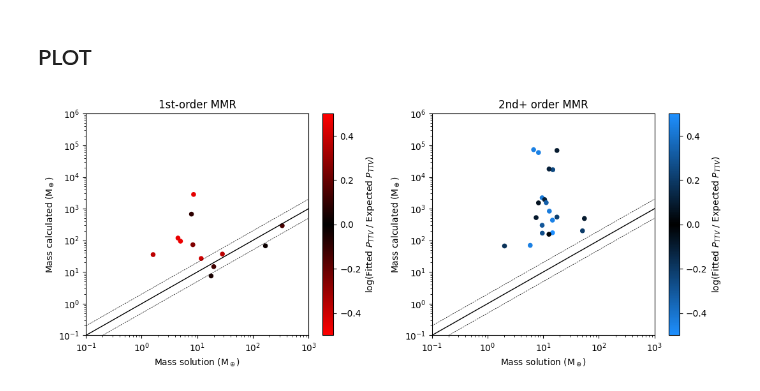
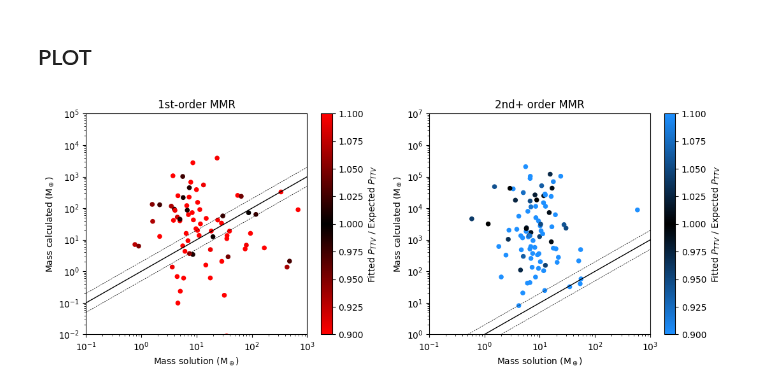
Before and after one commit to chatdanai-s/NATSUME, a Jupyter notebook: validation/Catalog_check/invert_realdata.ipynb, the cells around one changed output. Cells and saved outputs as stored; diff of their text form; code cells hidden in the pictures.

```diff
--- a/validation/Catalog_check/invert_realdata.ipynb
+++ b/validation/Catalog_check/invert_realdata.ipynb
@@ -28,7 +28,7 @@ import seaborn as sns
 df = pd.read_csv(r'data_cleaned/merged_GLSfitted.csv')
 
 # Remove all rows with Nbest = 2 and delta_BIC < 10
-bad_stars = df.loc[(df['Nbest'] == 2) | (df['delta_bic'] < 10), 'star_name'].unique()
+bad_stars = df.loc[(df['delta_bic'] < 10), 'star_name'].unique()
 df = df[~df['star_name'].isin(bad_stars)].reset_index(drop=True)
 # Remove all rows with invalid MMR
 df = df.dropna(subset=['MMR']).reset_index(drop=True)
@@ -85,7 +85,7 @@ def analytic_TTV_invert(df_full, star_name):
     # Calculate outer mass from inner TTV
     if has_inner_TTV == True:
         Pttv_inner = df.loc[inner, 'Pttv'].iloc[0]
-        Attv_inner = df.loc[inner, 'Attv1'].iloc[0]
+        Attv_inner = df.loc[inner, 'Attv'].iloc[0]
         TTV_inner = natsume.get_TTVSineCurve(amplitude=Attv_inner, superperiod=Pttv_inner)
 
         mu_outer = natsume.EstimateOuterMass(
@@ -102,7 +102,7 @@ def analytic_TTV_invert(df_full, star_name):
 
     if has_outer_TTV == True:
         Pttv_outer = df.loc[outer, 'Pttv'].iloc[0]
-        Attv_outer = df.loc[outer, 'Attv1'].iloc[0]
+        Attv_outer = df.loc[outer, 'Attv'].iloc[0]
         TTV_outer = natsume.get_TTVSineCurve(amplitude=Attv_outer, superperiod=Pttv_outer)
 
         mu_inner = natsume.EstimateInnerMass(
@@ -154,8 +154,8 @@ def convert_Mjup_to_Mearth_arr(Series):
 msol1, mcalc1 = convert_Mjup_to_Mearth_arr(msol1), convert_Mjup_to_Mearth_arr(mcalc1)
 msol2, mcalc2 = convert_Mjup_to_Mearth_arr(msol2), convert_Mjup_to_Mearth_arr(mcalc2)
 
-Pttv_deviation1 = np.log10(df_final[N1].Pttv / df_final[N1].expected_Pttv)
-Pttv_deviation2 = np.log10(df_final[N2].Pttv / df_final[N2].expected_Pttv)
+Pttv_deviation1 = df_final[N1].Pttv / df_final[N1].expected_Pttv
+Pttv_deviation2 = df_final[N2].Pttv / df_final[N2].expected_Pttv
 
 # Colormap setup
 def cmap(color):
@@ -166,46 +166,46 @@ def cmap(color):
 
 # Plot
 fig, axes = plt.subplots(1, 2, figsize=(11, 4.5))
-xlim = np.array([1e-1, 1e3])
-ylim = np.array([1e-1, 1e6])
-
+vmin, vmax = 0.9, 1.1
 def plot_baseline(ax, xlim):
     ax.plot(xlim, xlim, color='black', lw=1)
     ax.plot(xlim, xlim * 2, color='black', ls='--', lw=.5)
     ax.plot(xlim, xlim / 2, color='black', ls='--', lw=.5)
 # ---------- 1st order ----------
+xlim = np.array([1e-1, 1e3]); ylim = np.array([1e-2, 1e5])
 ax = axes[0]
 plot_baseline(ax, xlim)
 sc1 = ax.scatter(
     msol1, mcalc1,
     c=Pttv_deviation1,
-    cmap=cmap('red'), vmin=-0.5, vmax=0.5,
+    cmap=cmap('red'), vmin=vmin, vmax=vmax,
     s=20
 )
 ax.set_xscale('log'); ax.set_yscale('log')
 ax.set_xlim(xlim); ax.set_ylim(ylim)
 ax.set_title('1st-order MMR')
 ax.set_xlabel('Mass solution (M$_\oplus$)')
 ax.set_ylabel('Mass calculated (M$_\oplus$)')
-fig.colorbar(sc1, ax=ax, label=r'log(Fitted $P_{TTV}$ / Expected $P_{TTV}$)')
+fig.colorbar(sc1, ax=ax, label=r'Fitted $P_{TTV}$ / Expected $P_{TTV}$')
 
 # ---------- 2nd+ order ----------
+xlim = np.array([1e-1, 1e3]); ylim = np.array([1e+0, 1e+7])
 ax = axes[1]
 plot_baseline(ax, xlim)
 sc2 = ax.scatter(
     msol2, mcalc2,
     c=Pttv_deviation2,
-    cmap=cmap('dodgerblue'), vmin=-0.5, vmax=0.5,
+    cmap=cmap('dodgerblue'), vmin=vmin, vmax=vmax,
     s=20
 )
 ax.set_xscale('log'); ax.set_yscale('log')
 ax.set_xlim(xlim); ax.set_ylim(ylim)
 ax.set_title('2nd+ order MMR')
 ax.set_xlabel('Mass solution (M$_\oplus$)')
 ax.set_ylabel('Mass calculated (M$_\oplus$)')
-fig.colorbar(sc2, ax=ax, label=r'log(Fitted $P_{TTV}$ / Expected $P_{TTV}$)')
+fig.colorbar(sc2, ax=ax, label=r'Fitted $P_{TTV}$ / Expected $P_{TTV}$')
 
 plt.tight_layout()
 plt.show()
 # %% [output]
-[figure, old version]
+[figure, new version]
```
Also changed, not shown: parts of 3 cells of this notebook, 8 other files.
